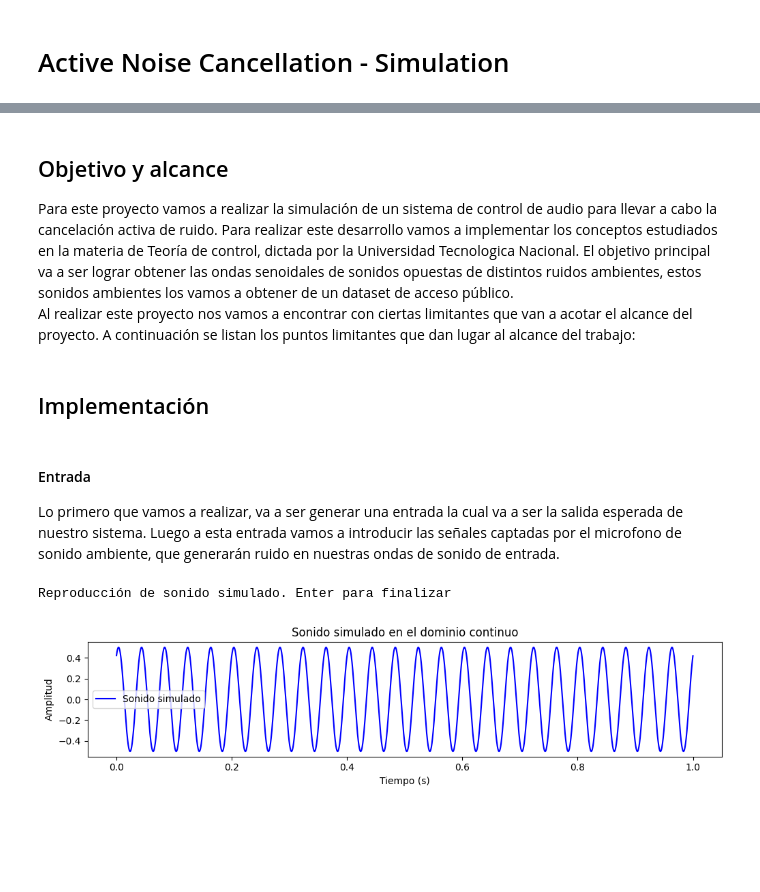
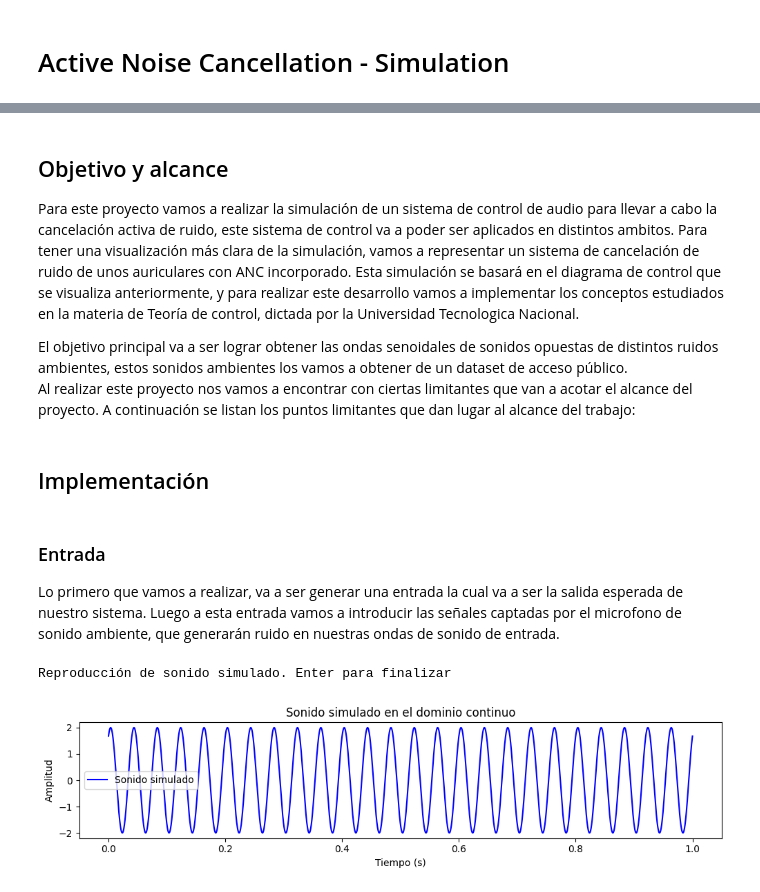
Before and after one commit to Leon7reynosa/Active-noise-cancellation-simulation, a Jupyter notebook: ANC-Simulation-TDC.ipynb, the cells around one changed output, grey strips where cells are left out. Saved outputs shown, nothing was run; the diff lists cells and outputs as text; code cells hidden in the pictures; blank space fills up the shorter version.

```diff
--- a/ANC-Simulation-TDC.ipynb
+++ b/ANC-Simulation-TDC.ipynb
@@ -6,12 +18,13 @@ introduccir del TP la explicación de ANC
 # %% [markdown]
 ## Objetivo y alcance
-Para este proyecto vamos a realizar la simulación de un sistema de control de audio para llevar a cabo la cancelación activa de ruido. Para realizar este desarrollo vamos a implementar los conceptos estudiados en la materia de Teoría de control, dictada por la Universidad Tecnologica Nacional.
+Para este proyecto vamos a realizar la simulación de un sistema de control de audio para llevar a cabo la cancelación activa de ruido, este sistema de control va a poder ser aplicados en distintos ambitos. Para tener una visualización más clara de la simulación, vamos a representar un sistema de cancelación de ruido de unos auriculares con ANC incorporado. Esta simulación se basará en el diagrama de control que se visualiza anteriormente, y para realizar este desarrollo vamos a implementar los conceptos estudiados en la materia de Teoría de control, dictada por la Universidad Tecnologica Nacional.
+
 El objetivo principal va a ser lograr obtener las ondas senoidales de sonidos opuestas de distintos ruidos ambientes, estos sonidos ambientes los vamos a obtener de un dataset de acceso público.
 Al realizar este proyecto nos vamos a encontrar con ciertas limitantes que van a acotar el alcance del proyecto. A continuación se listan los puntos limitantes que dan lugar al alcance del trabajo:
 # %% [markdown]
 ## Implementación
 # %% [markdown]
-#### Entrada
+### Entrada
 Lo primero que vamos a realizar, va a ser generar una entrada la cual va a ser la salida esperada de nuestro sistema. Luego a esta entrada vamos a introducir las señales captadas por el microfono de sonido ambiente, que generarán ruido en nuestras ondas de sonido de entrada.
 # %%
 import numpy as np
@@ -24,32 +37,32 @@ import sounddevice as sd
 duracion_reproduccion = 2  # en segundos
 
 # Configuración de la simulación
 fs = 20000  # Frecuencia de muestreo en Hz
 duration = 1  # Duración en segundos (ajusta según sea necesario)
 t_continuo = np.linspace(0, duration, int(fs * duration), endpoint=False)  # Vector de tiempo continuo
 
 # Parámetros del sonido constante simulado
 frecuencia_simulado = 25  # Frecuencia del sonido en Hz
-amplitud_simulado = 0.5  # Amplitud del sonido simulado (ajusta según sea necesario)
+amplitud_simulado = 2  # Amplitud del sonido simulado
 fase_simulado = 1  # Fase del sonido
 
 # Generar sonido constante simulado
 sonido_simulado = amplitud_simulado * np.sin(2 * np.pi * frecuencia_simulado * t_continuo + fase_simulado)
 
 # Visualizar las señales de manera continua
 plt.figure(figsize=(12, 10))
 
 plt.subplot(4, 1, 1)
 plt.plot(t_continuo, sonido_simulado, label='Sonido simulado', color='b')
 plt.title('Sonido simulado en el dominio continuo')
 plt.xlabel('Tiempo (s)')
 plt.ylabel('Amplitud')
 plt.legend()
 
 # Reproducir sonido simulado
 print("Reproducción de sonido simulado. Enter para finalizar")
 sd.play(sonido_simulado, fs)
 time.sleep(duracion_reproduccion)
 # %% [output]
 Reproducción de sonido simulado. Enter para finalizar
-[figure, old version]
+[figure, new version]
```
Also changed, not shown: parts of 15 cells of this notebook.
